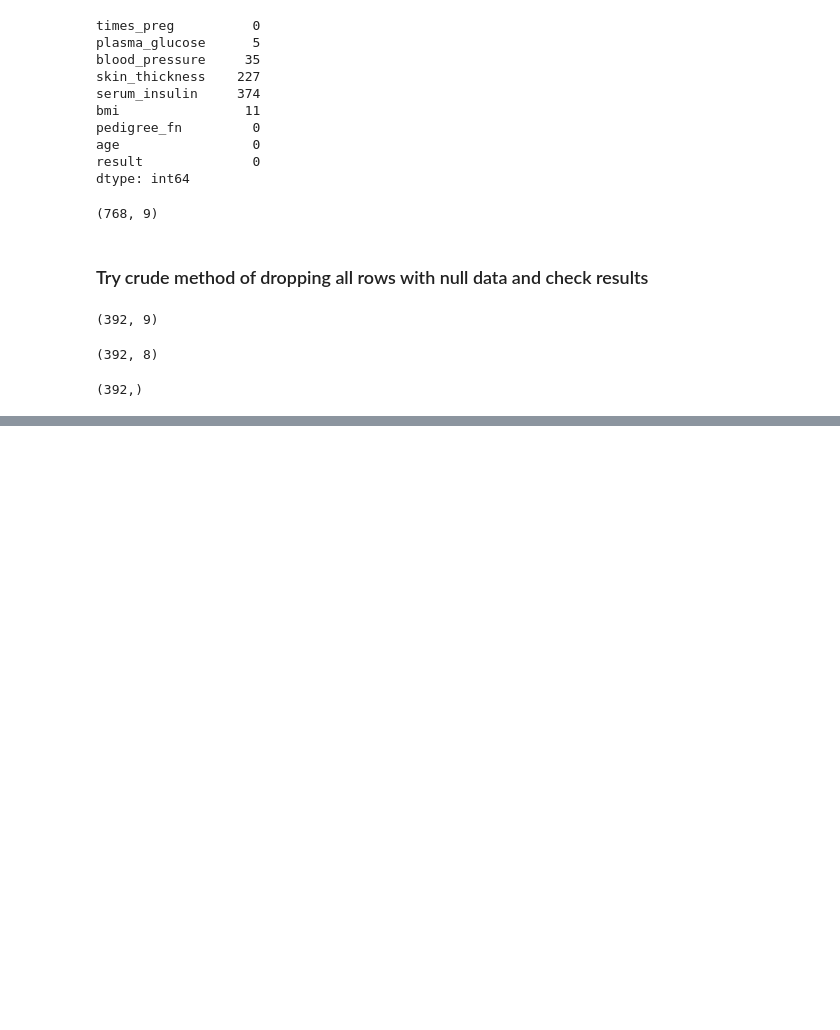
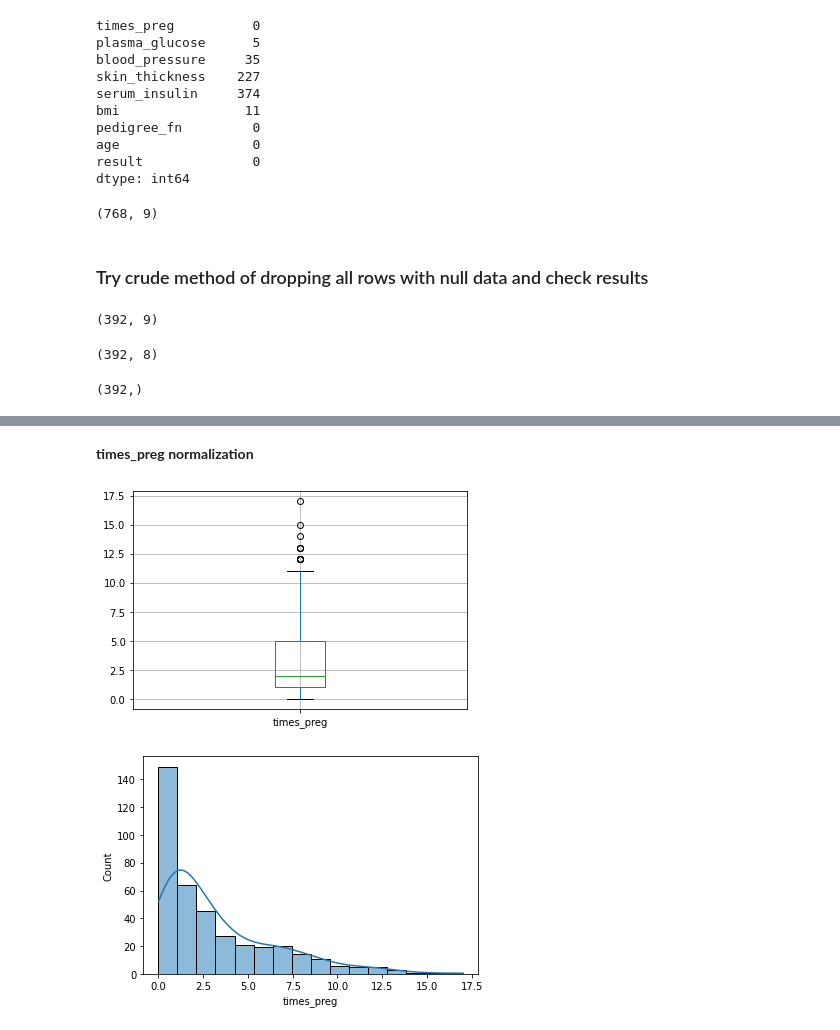
Before and after one commit to reallylongaddress/data-science-practice, a Jupyter notebook: diabetes_data/eda.ipynb, the cells around one changed output, grey strips where cells are left out. Saved outputs shown, nothing was run; the diff lists cells and outputs as text; code cells hidden in the pictures; blank space fills up the shorter version.

Commit message:
roughed in data scaling and normalization

```diff
--- a/diabetes_data/eda.ipynb
+++ b/diabetes_data/eda.ipynb
@@ -179,0 +207,3 @@ drop_null_accuracy: 78.3%
+# %%
+standardize_df = df_drop.copy()
+standardize_df.head()
@@ -179,0 +217,10 @@ drop_null_accuracy: 78.3%
+# %% [markdown]
+**times_preg normalization**
+# %%
+standardize_df[['times_preg']].boxplot();
+plt.show()
+sns.histplot(standardize_df['times_preg'], kde=True);
+plt.show()
+# %% [output]
+[figure, added]
+[figure, added]
```
Also changed, not shown: parts of 44 cells of this notebook, 1 other file.
